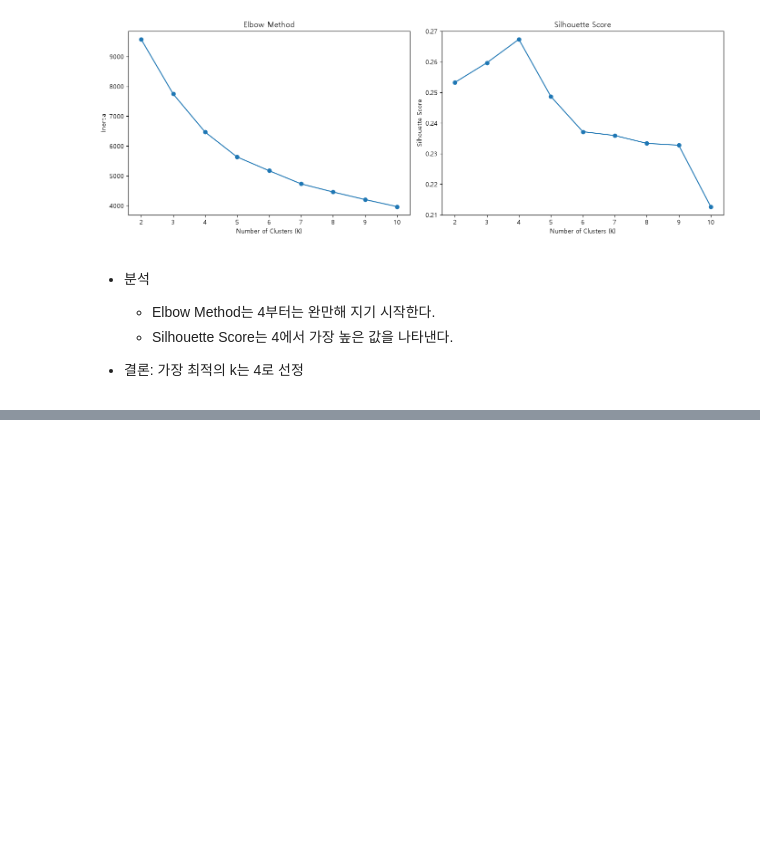
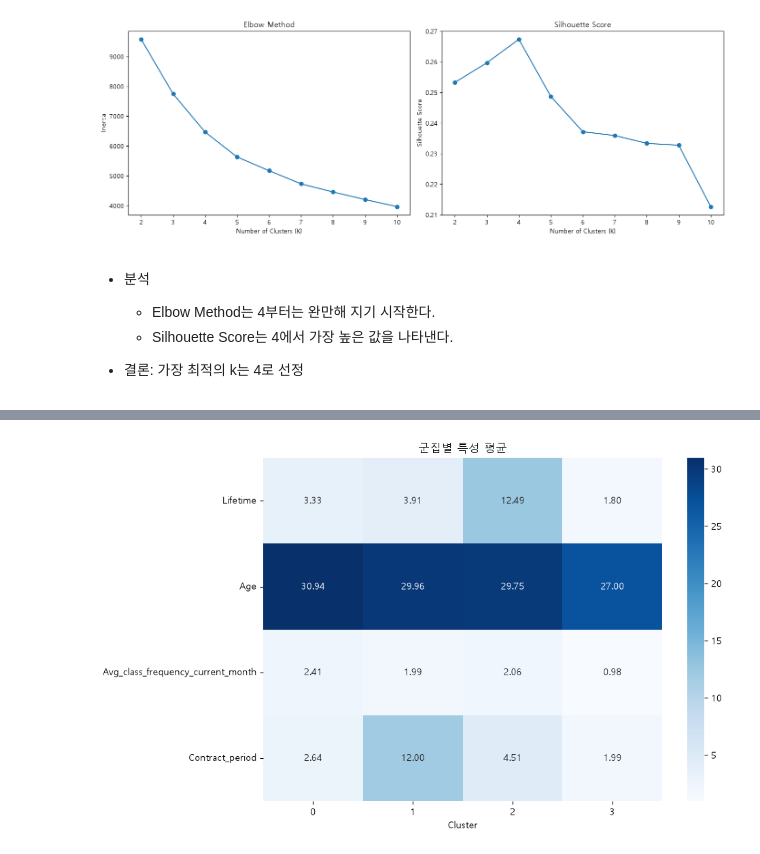
Before and after one commit to kty2001/SKN34-2nd-1Team, a Jupyter notebook: notebooks/analysis1.ipynb, the cells around one changed output, grey strips where cells are left out. Saved outputs shown, nothing was run; the diff lists cells and outputs as text; code cells hidden in the pictures; blank space fills up the shorter version.

```diff
--- a/notebooks/analysis1.ipynb
+++ b/notebooks/analysis1.ipynb
@@ -404,0 +523,41 @@ pipeline = train_model(pipeline, X_train)
+# %%
+# 학습 데이터에 대해 피처, 정답, 군집 예측 결과를 하나로 결합
+train_result = make_cluster_result(
+    X_train,
+    y_train,
+    validation_result["train_cluster"]
+)
+
+# 평가 데이터에 대해 피처, 정답, 군집 예측 결과를 하나로 결합
+test_result = make_cluster_result(
+    X_test,
+    y_test,
+    validation_result["test_cluster"]
+)
+# %%
+# 학습 데이터 기준으로 군집별 지정된 피처들의 평균값 계산
+cluster_mean = (
+    train_result
+    .groupby("Cluster")[cluster_features]
+    .mean()
+)
+# %%
+# 계산된 군집별 피처 평균값을 히트맵으로 시각화하는 함수
+def plot_cluster_feature(cluster_mean):
+
+    plt.figure(figsize=(10,6))
+
+    sns.heatmap(
+        cluster_mean.T,
+        annot=True,
+        fmt=".2f",
+        cmap="Blues"
+    )
+
+    plt.title("군집별 특성 평균")
+    plt.tight_layout()
+    plt.show()
+# %%
+plot_cluster_feature(cluster_mean)
+# %% [output]
+[figure, added]
```
Also changed, not shown: parts of 40 cells of this notebook, 1 other file.
